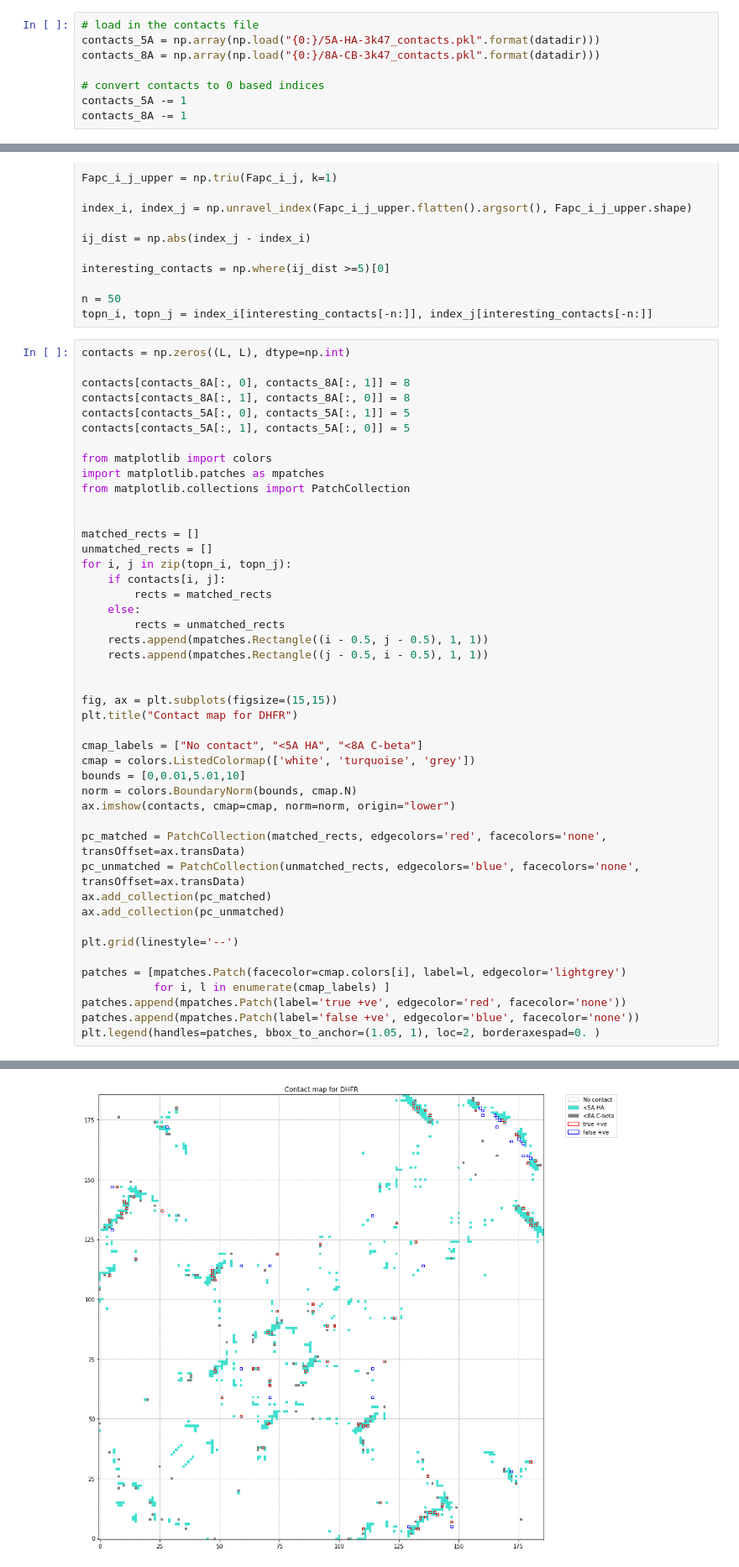
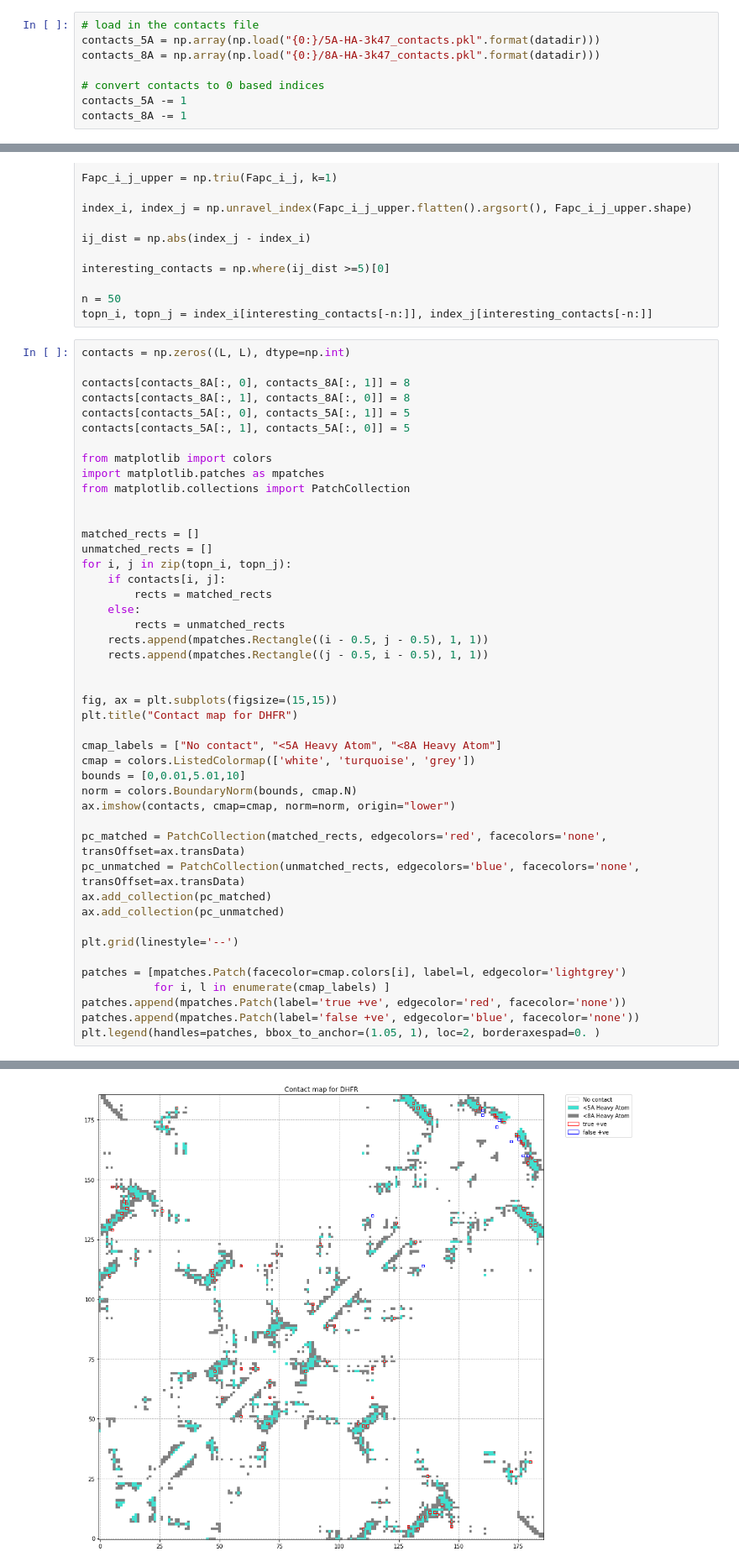
Before and after one commit to sameerd/Romerolab, a Jupyter notebook: projects/PCA_to_DCA/notebooks/PCA_to_DCA.ipynb, the cells around one changed output, grey strips where cells are left out. Shown: that part at 84% size. Cells and saved outputs as stored; diff of their text form.

Commit message:
Adding <8A Heavy aton

```diff
--- a/projects/PCA_to_DCA/notebooks/PCA_to_DCA.ipynb
+++ b/projects/PCA_to_DCA/notebooks/PCA_to_DCA.ipynb
@@ -422,7 +422,7 @@ plot_pattern(-3, ax2, signif_label_digits=2)
 # %%
 # load in the contacts file
 contacts_5A = np.array(np.load("{0:}/5A-HA-3k47_contacts.pkl".format(datadir)))
-contacts_8A = np.array(np.load("{0:}/8A-CB-3k47_contacts.pkl".format(datadir)))
+contacts_8A = np.array(np.load("{0:}/8A-HA-3k47_contacts.pkl".format(datadir)))
 
 # convert contacts to 0 based indices
 contacts_5A -= 1
@@ -471,32 +471,32 @@ for i, j in zip(topn_i, topn_j):
     if contacts[i, j]:
         rects = matched_rects
     else:
         rects = unmatched_rects
     rects.append(mpatches.Rectangle((i - 0.5, j - 0.5), 1, 1))
     rects.append(mpatches.Rectangle((j - 0.5, i - 0.5), 1, 1))
 
 
 fig, ax = plt.subplots(figsize=(15,15))
 plt.title("Contact map for DHFR")
 
-cmap_labels = ["No contact", "<5A HA", "<8A C-beta"]
+cmap_labels = ["No contact", "<5A Heavy Atom", "<8A Heavy Atom"]
 cmap = colors.ListedColormap(['white', 'turquoise', 'grey'])
 bounds = [0,0.01,5.01,10]
 norm = colors.BoundaryNorm(bounds, cmap.N)
 ax.imshow(contacts, cmap=cmap, norm=norm, origin="lower")
 
 pc_matched = PatchCollection(matched_rects, edgecolors='red', facecolors='none', transOffset=ax.transData)
 pc_unmatched = PatchCollection(unmatched_rects, edgecolors='blue', facecolors='none', transOffset=ax.transData)
 ax.add_collection(pc_matched)
 ax.add_collection(pc_unmatched)
 
 plt.grid(linestyle='--')
 
 patches = [mpatches.Patch(facecolor=cmap.colors[i], label=l, edgecolor='lightgrey')
            for i, l in enumerate(cmap_labels) ]
 patches.append(mpatches.Patch(label='true +ve', edgecolor='red', facecolor='none'))
 patches.append(mpatches.Patch(label='false +ve', edgecolor='blue', facecolor='none'))
 plt.legend(handles=patches, bbox_to_anchor=(1.05, 1), loc=2, borderaxespad=0. )
 # %% [output]
 <matplotlib.legend.Legend at 0x...>
-[figure, old version]
+[figure, new version]
```
